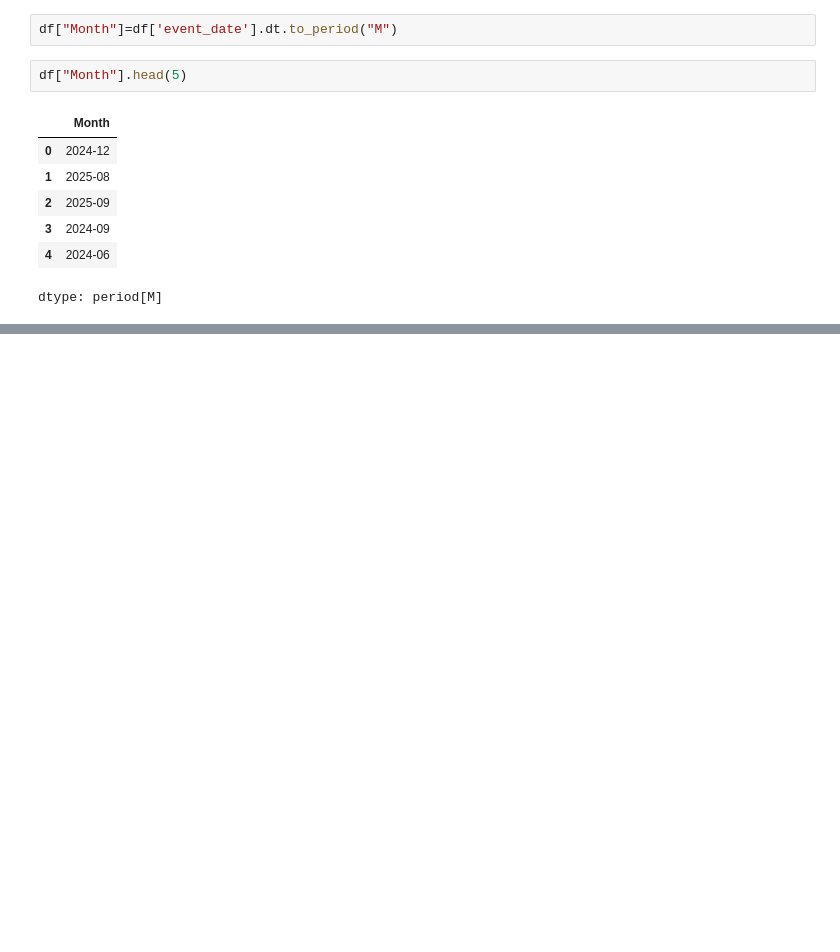
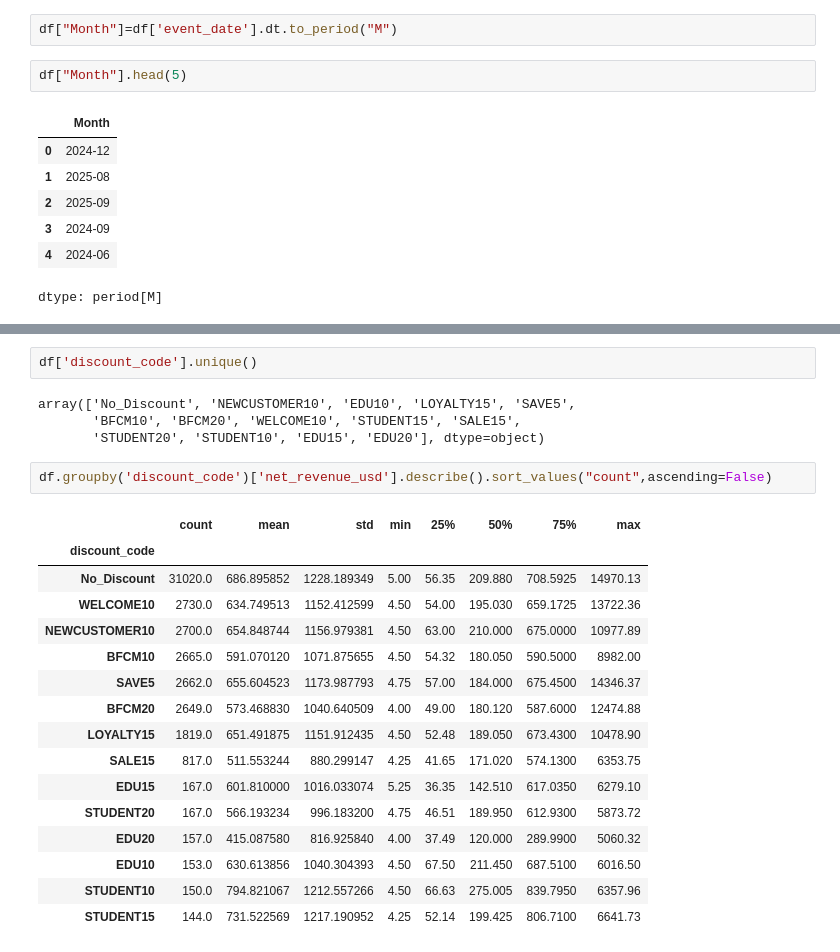
Before and after one commit to mrpradip098-hue/data-analyst-notes, a Jupyter notebook: Python/E_Com (1).ipynb, the cells around one changed output, grey strips where cells are left out. Drawn from its saved outputs; the diff is of its cells as text; blank space fills up the shorter version.

```diff
--- a/Python/E_Com (1).ipynb
+++ b/Python/E_Com (1).ipynb
@@ -627,0 +637,25 @@ dtype: period[M]
+# %%
+df['discount_code'].unique()
+# %% [output]
+array(['No_Discount', 'NEWCUSTOMER10', 'EDU10', 'LOYALTY15', 'SAVE5',
+       'BFCM10', 'BFCM20', 'WELCOME10', 'STUDENT15', 'SALE15',
+       'STUDENT20', 'STUDENT10', 'EDU15', 'EDU20'], dtype=object)
+# %%
+df.groupby('discount_code')['net_revenue_usd'].describe().sort_values("count",ascending=False)
+# %% [output]
+|  | count | mean | std | min | 25% | 50% | 75% | max |
+| discount_code |  |  |  |  |  |  |  |  |
+| No_Discount | 31020.0 | 686.895852 | 1228.189349 | 5.00 | 56.35 | 209.880 | 708.5925 | 14970.13 |
+| WELCOME10 | 2730.0 | 634.749513 | 1152.412599 | 4.50 | 54.00 | 195.030 | 659.1725 | 13722.36 |
+| NEWCUSTOMER10 | 2700.0 | 654.848744 | 1156.979381 | 4.50 | 63.00 | 210.000 | 675.0000 | 10977.89 |
+| BFCM10 | 2665.0 | 591.070120 | 1071.875655 | 4.50 | 54.32 | 180.050 | 590.5000 | 8982.00 |
+| SAVE5 | 2662.0 | 655.604523 | 1173.987793 | 4.75 | 57.00 | 184.000 | 675.4500 | 14346.37 |
+| BFCM20 | 2649.0 | 573.468830 | 1040.640509 | 4.00 | 49.00 | 180.120 | 587.6000 | 12474.88 |
+| LOYALTY15 | 1819.0 | 651.491875 | 1151.912435 | 4.50 | 52.48 | 189.050 | 673.4300 | 10478.90 |
+| SALE15 | 817.0 | 511.553244 | 880.299147 | 4.25 | 41.65 | 171.020 | 574.1300 | 6353.75 |
+| EDU15 | 167.0 | 601.810000 | 1016.033074 | 5.25 | 36.35 | 142.510 | 617.0350 | 6279.10 |
+| STUDENT20 | 167.0 | 566.193234 | 996.183200 | 4.75 | 46.51 | 189.950 | 612.9300 | 5873.72 |
+| EDU20 | 157.0 | 415.087580 | 816.925840 | 4.00 | 37.49 | 120.000 | 289.9900 | 5060.32 |
+| EDU10 | 153.0 | 630.613856 | 1040.304393 | 4.50 | 67.50 | 211.450 | 687.5100 | 6016.50 |
+| STUDENT10 | 150.0 | 794.821067 | 1212.557266 | 4.50 | 66.63 | 275.005 | 839.7950 | 6357.96 |
+| STUDENT15 | 144.0 | 731.522569 | 1217.190952 | 4.25 | 52.14 | 199.425 | 806.7100 | 6641.73 |
```
Also changed, not shown: parts of 16 cells of this notebook.
